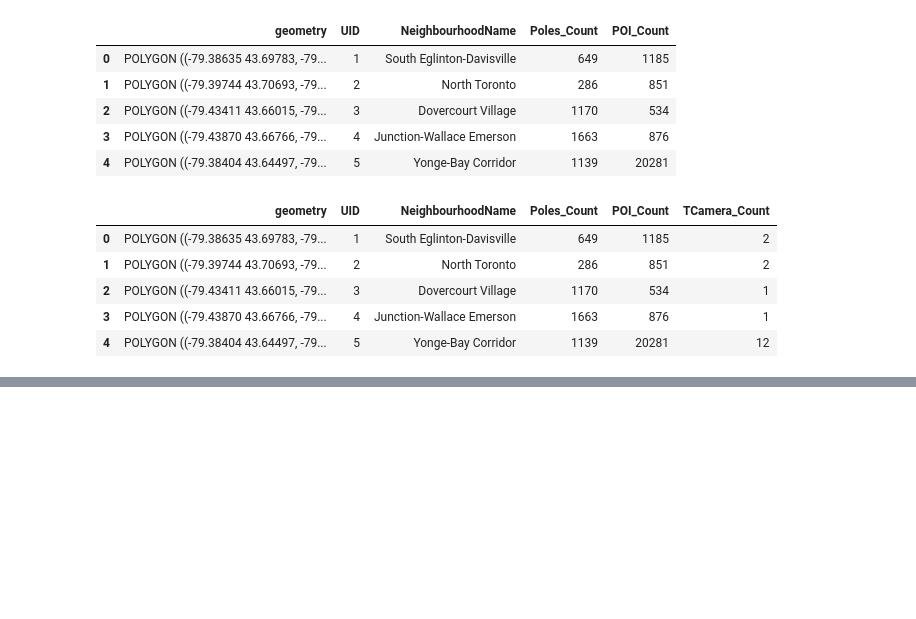
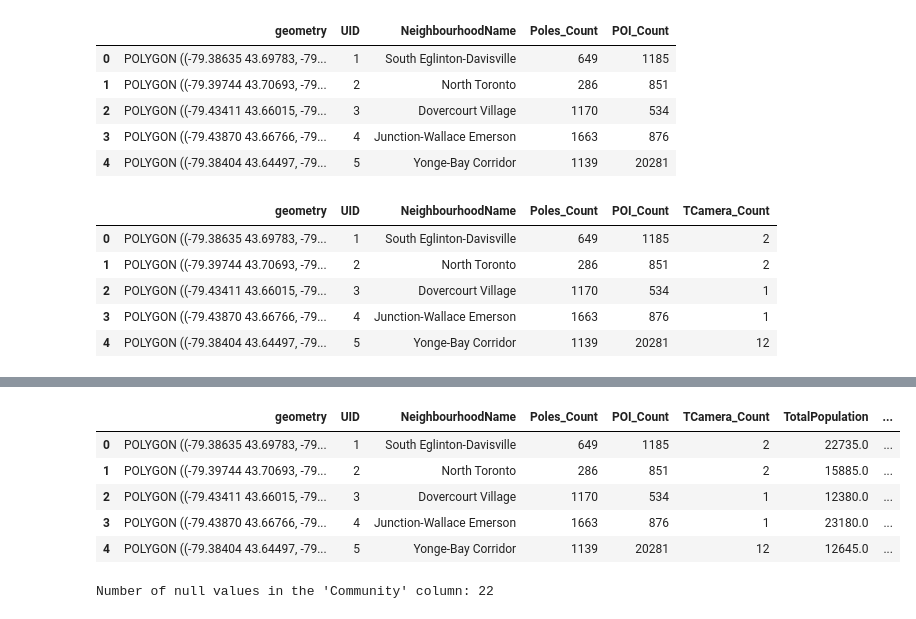
Before and after one commit to rentruong/ENGO645_TorontoCrimeAnalysis, a Jupyter notebook: TorontoCrimeAnalysis.ipynb, the cells around one changed output, grey strips where cells are left out. Saved outputs shown, nothing was run; the diff lists cells and outputs as text; code cells hidden in the pictures; blank space fills up the shorter version.

```diff
--- a/TorontoCrimeAnalysis.ipynb
+++ b/TorontoCrimeAnalysis.ipynb
@@ -163,0 +199,6 @@ neighborhoods_gdf.head()
+# %%
+# Drop columns
+neighbourhoods_gdf.drop(['Geography', 'Neighbourhood'], axis=1, inplace=True)
+
+# Display updated neighborhoods GeoDataFrame
+neighbourhoods_gdf.head(2)
@@ -163,0 +209,15 @@ neighborhoods_gdf.head()
+# %%
+# Read the three house prices CSV files into separate DataFrames
+df_condos = pd.read_csv(os.path.join(folder_path,'HousePrices_Condos.csv'))
+df_detached = pd.read_csv(os.path.join(folder_path,'HousePrices_Detached.csv'))
+df_semi_detached = pd.read_csv(os.path.join(folder_path,'HousePrices_SemiDetached.csv'))
+
+# Display the first few rows of each DataFrame
+print("Condos DataFrame:")
+print(df_condos.head(2))
+
+print("\nDetached DataFrame:")
+print(df_detached.head(2))
+
+print("\nSemi-Detached DataFrame:")
+print(df_semi_detached.head(2))
@@ -163,0 +272,6 @@ neighborhoods_gdf.head()
+# %%
+# Drop columns from the HousePricesAvg
+HousePricesAvg_df.drop(['AvgPrice_Condos', 'AvgPrice_Detached', 'AvgPrice_SemiDetached'], axis=1, inplace=True)
+
+# Display the updated DataFrame
+HousePricesAvg_df.head()
@@ -163,0 +285,9 @@ neighborhoods_gdf.head()
+# %%
+# Read the LUT CSV file into a DataFrame
+lut_neighbourhood_community = pd.read_csv(os.path.join(folder_path,'LUT_Neighbourhood_Community.csv'))
+
+# Perform the join operation
+HousePricesAvg_df = pd.merge(HousePricesAvg_df, lut_neighbourhood_community, on='Community', how='left')
+
+# Display the merged DataFrame
+HousePricesAvg_df.head()
@@ -163,0 +301,20 @@ neighborhoods_gdf.head()
+# %%
+# Join neighborhoods with avg house prices
+neighbourhoods_gdf = pd.merge(neighbourhoods_gdf, HousePricesAvg_df, left_on='NeighbourhoodName', right_on='NeighbourhoodName', how='left')
+
+# Display the first few rows of the updated neighborhoods GeoDataFrame
+neighbourhoods_gdf.head(5)
+# %% [output]
+|  | geometry | UID | NeighbourhoodName | Poles_Count | POI_Count | TCamera_Count | TotalPopulation | ... |
+| 0 | POLYGON ((-79.38635 43.69783, -79... | 1 | South Eglinton-Davisville | 649 | 1185 | 2 | 22735.0 | ... |
+| 1 | POLYGON ((-79.39744 43.70693, -79... | 2 | North Toronto | 286 | 851 | 2 | 15885.0 | ... |
+| 2 | POLYGON ((-79.43411 43.66015, -79... | 3 | Dovercourt Village | 1170 | 534 | 1 | 12380.0 | ... |
+| 3 | POLYGON ((-79.43870 43.66766, -79... | 4 | Junction-Wallace Emerson | 1663 | 876 | 1 | 23180.0 | ... |
+| 4 | POLYGON ((-79.38404 43.64497, -79... | 5 | Yonge-Bay Corridor | 1139 | 20281 | 12 | 12645.0 | ... |
+# %%
+# Check for null values in the 'Community' column
+null_community_count = neighbourhoods_gdf['Community'].isnull().sum()
+
+print("Number of null values in the 'Community' column:", null_community_count)
+# %% [output]
+Number of null values in the 'Community' column: 22
```
Also changed, not shown: parts of 31 cells of this notebook.
